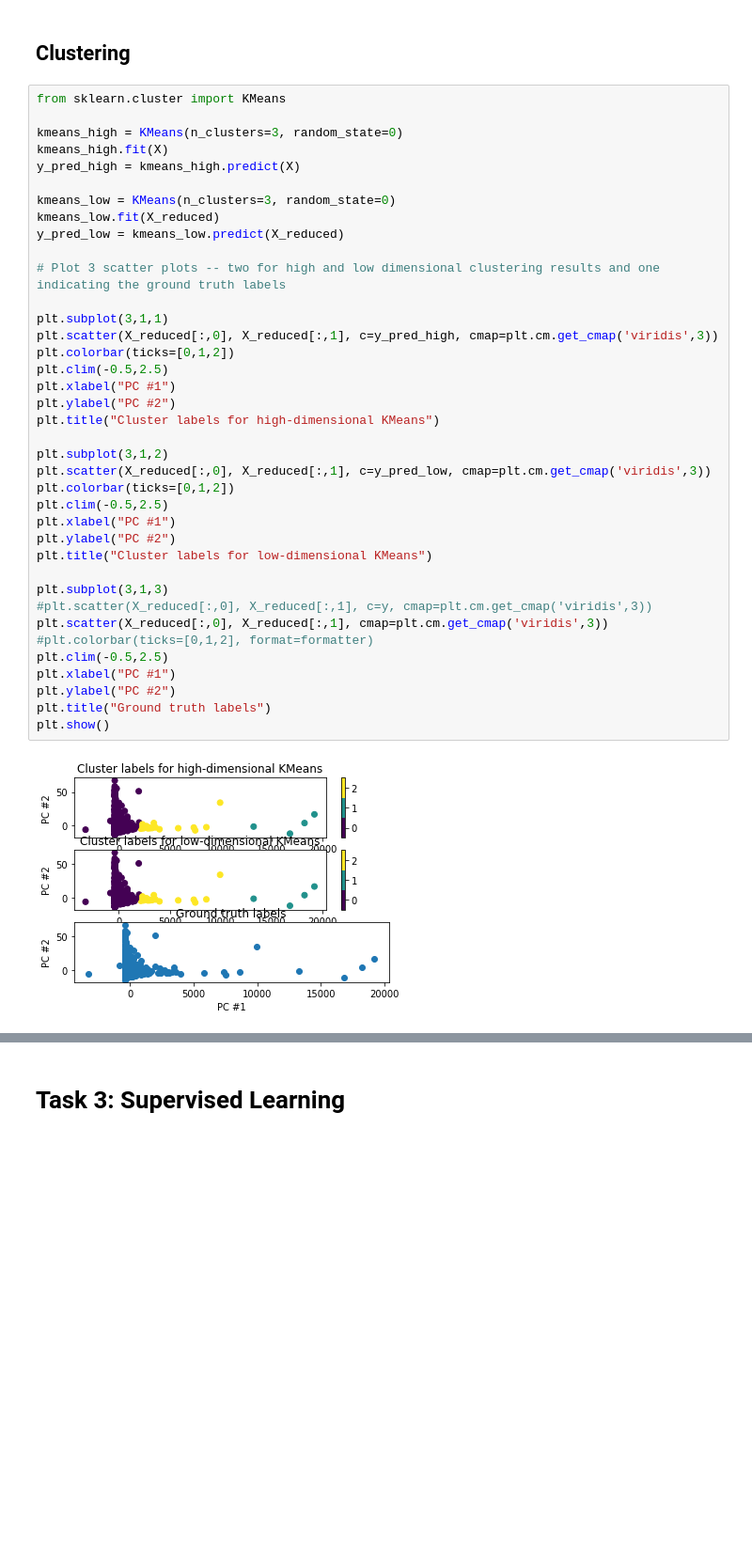
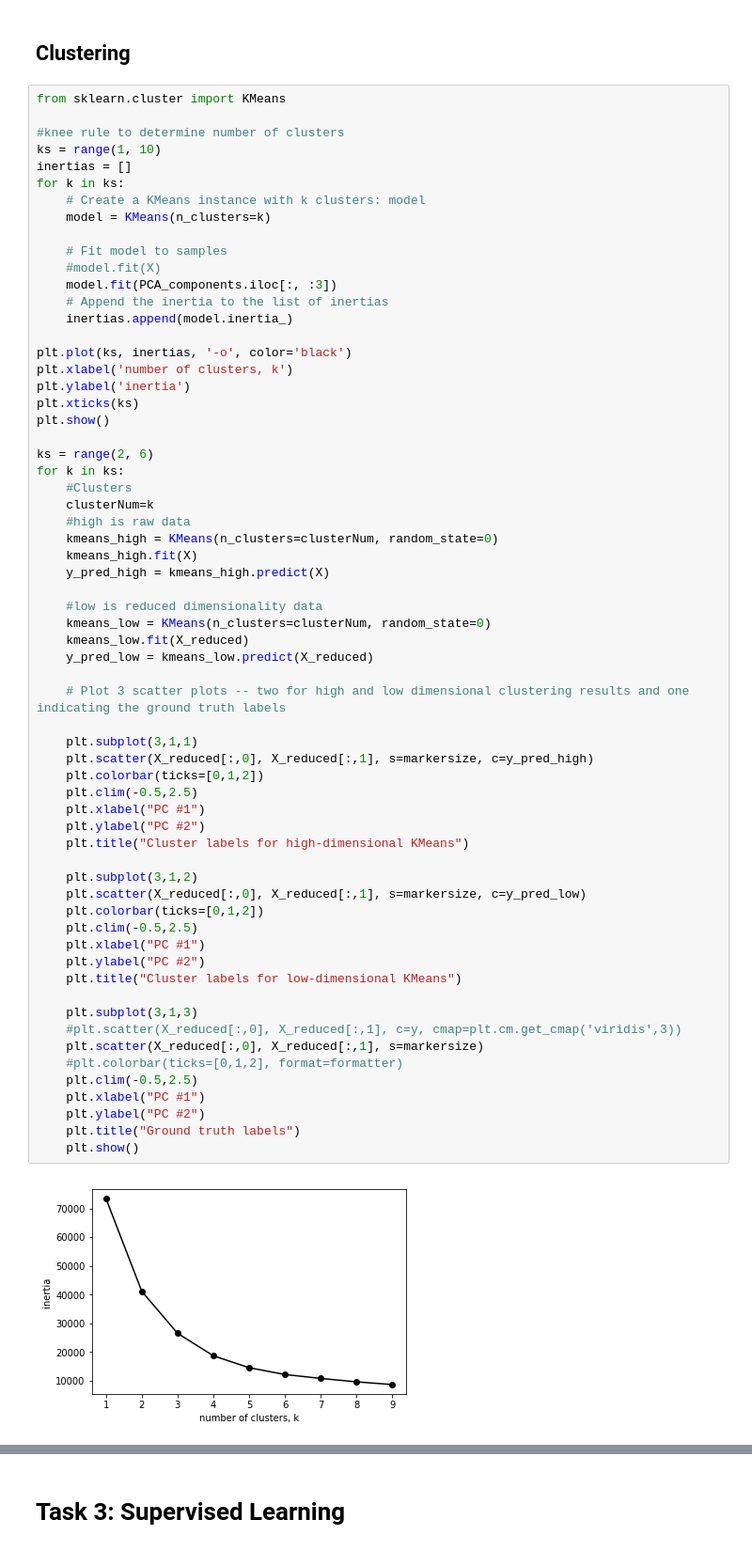
Before and after one commit to SabiSasu/COMP551-Project1, a Jupyter notebook: src/covid19.ipynb, the cells around one changed output, grey strips where cells are left out. Shown at 94% size. Drawn from its saved outputs; the diff is of its cells as text; blank space fills up the shorter version.

```diff
--- a/src/covid19.ipynb
+++ b/src/covid19.ipynb
@@ -289,40 +293,65 @@ NameError: name &#39;StandardScaler&#39; is not defined
 # %%
 from sklearn.cluster import KMeans
 
-kmeans_high = KMeans(n_clusters=3, random_state=0)
-kmeans_high.fit(X)
-y_pred_high = kmeans_high.predict(X)
+#knee rule to determine number of clusters
+ks = range(1, 10)
+inertias = []
+for k in ks:
+    # Create a KMeans instance with k clusters: model
+    model = KMeans(n_clusters=k)
 
-kmeans_low = KMeans(n_clusters=3, random_state=0)
-kmeans_low.fit(X_reduced)
-y_pred_low = kmeans_low.predict(X_reduced)
+    # Fit model to samples
+    #model.fit(X)
+    model.fit(PCA_components.iloc[:, :3])
+    # Append the inertia to the list of inertias
+    inertias.append(model.inertia_)
 
-# Plot 3 scatter plots -- two for high and low dimensional clustering results and one indicating the ground truth labels
+plt.plot(ks, inertias, '-o', color='black')
+plt.xlabel('number of clusters, k')
+plt.ylabel('inertia')
+plt.xticks(ks)
+plt.show()
 
-plt.subplot(3,1,1)
-plt.scatter(X_reduced[:,0], X_reduced[:,1], c=y_pred_high, cmap=plt.cm.get_cmap('viridis',3))
-plt.colorbar(ticks=[0,1,2])
-plt.clim(-0.5,2.5)
-plt.xlabel("PC #1")
-plt.ylabel("PC #2")
-plt.title("Cluster labels for high-dimensional KMeans")
+ks = range(2, 6)
+for k in ks:
+    #Clusters
+    clusterNum=k
+    #high is raw data
+    kmeans_high = KMeans(n_clusters=clusterNum, random_state=0)
+    kmeans_high.fit(X)
+    y_pred_high = kmeans_high.predict(X)
 
-plt.subplot(3,1,2)
-plt.scatter(X_reduced[:,0], X_reduced[:,1], c=y_pred_low, cmap=plt.cm.get_cmap('viridis',3))
-plt.colorbar(ticks=[0,1,2])
-plt.clim(-0.5,2.5)
-plt.xlabel("PC #1")
-plt.ylabel("PC #2")
-plt.title("Cluster labels for low-dimensional KMeans")
+    #low is reduced dimensionality data
+    kmeans_low = KMeans(n_clusters=clusterNum, random_state=0)
+    kmeans_low.fit(X_reduced)
+    y_pred_low = kmeans_low.predict(X_reduced)
 
-plt.subplot(3,1,3)
-#plt.scatter(X_reduced[:,0], X_reduced[:,1], c=y, cmap=plt.cm.get_cmap('viridis',3))
-plt.scatter(X_reduced[:,0], X_reduced[:,1], cmap=plt.cm.get_cmap('viridis',3))
-#plt.colorbar(ticks=[0,1,2], format=formatter)
-plt.clim(-0.5,2.5)
-plt.xlabel("PC #1")
-plt.ylabel("PC #2")
-plt.title("Ground truth labels")
-plt.show()
+    # Plot 3 scatter plots -- two for high and low dimensional clustering results and one indicating the ground truth labels
+
+    plt.subplot(3,1,1)
+    plt.scatter(X_reduced[:,0], X_reduced[:,1], s=markersize, c=y_pred_high)
+    plt.colorbar(ticks=[0,1,2])
+    plt.clim(-0.5,2.5)
+    plt.xlabel("PC #1")
+    plt.ylabel("PC #2")
+    plt.title("Cluster labels for high-dimensional KMeans")
+
+    plt.subplot(3,1,2)
+    plt.scatter(X_reduced[:,0], X_reduced[:,1], s=markersize, c=y_pred_low)
+    plt.colorbar(ticks=[0,1,2])
+    plt.clim(-0.5,2.5)
+    plt.xlabel("PC #1")
+    plt.ylabel("PC #2")
+    plt.title("Cluster labels for low-dimensional KMeans")
+
+    plt.subplot(3,1,3)
+    #plt.scatter(X_reduced[:,0], X_reduced[:,1], c=y, cmap=plt.cm.get_cmap('viridis',3))
+    plt.scatter(X_reduced[:,0], X_reduced[:,1], s=markersize)
+    #plt.colorbar(ticks=[0,1,2], format=formatter)
+    plt.clim(-0.5,2.5)
+    plt.xlabel("PC #1")
+    plt.ylabel("PC #2")
+    plt.title("Ground truth labels")
+    plt.show()
 # %% [output]
-[figure, old version]
+[figure, new version]
```
Also changed, not shown: parts of 8 cells of this notebook.
